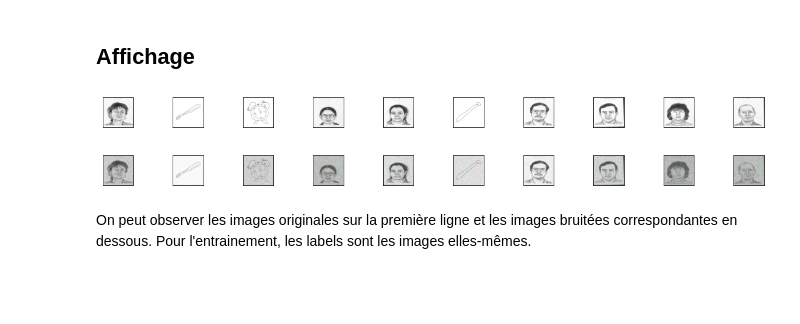
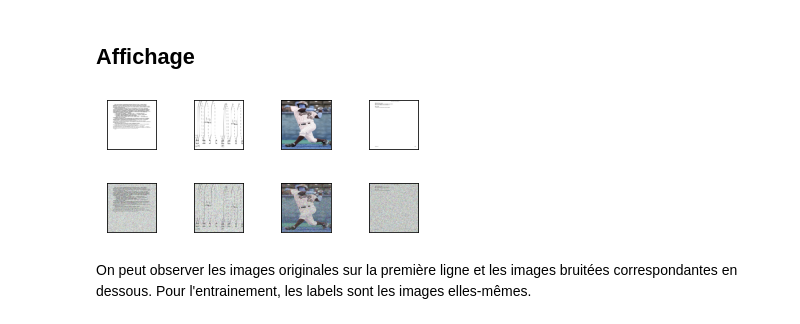
Before and after one commit to Bnder1/Projet-DataScienceA5, a Jupyter notebook: Livrable 2/phase2_FZR.ipynb, the cells around one changed output. Cells and saved outputs as stored; diff of their text form; code cells hidden in the pictures; blank space fills up the shorter version.

```diff
--- a/Livrable 2/phase2_FZR.ipynb
+++ b/Livrable 2/phase2_FZR.ipynb
@@ -73,21 +72,13 @@ validation_threshold=0.2
 
 valid_images = [".jpg",".gif",".png"]
 
-# shuffle_in_unison can shuffle two array and keep index relations
-def shuffle_in_unison(a, b):
-    assert len(a) == len(b)
-    shuffled_a = np.empty(a.shape, dtype=a.dtype)
-    shuffled_b = np.empty(b.shape, dtype=b.dtype)
-    permutation = np.random.permutation(len(a))
-    for old_index, new_index in enumerate(permutation):
-        shuffled_a[new_index] = a[old_index]
-        shuffled_b[new_index] = b[old_index]
-    return shuffled_a, shuffled_b
-
 clean_set = []
 noisy_set = []
+
+clean_files=os.listdir(data_dir+"/clean")
+random.shuffle(clean_files)
 # we are loading only 200 image to speed up the process
-for file in os.listdir(data_dir+"/clean")[:200]:
+for file in clean_files[:200]:
     ext = os.path.splitext(file)[1]
     if ext.lower() not in valid_images or not os.path.isfile(os.path.join(data_dir+"/noise",file)) :
         continue
@@ -102,7 +93,6 @@ for file in os.listdir(data_dir+"/clean")[:200]:
     noisy_set.append(noisy_img)
 clean_set = np.array(clean_set, dtype=object)
 noisy_set = np.array(noisy_set, dtype=object)
-(clean_set, noisy_set)=shuffle_in_unison(clean_set, noisy_set)
 
 split_index=int(noisy_set.shape[0]*(1-validation_threshold))
 
@@ -118,20 +108,20 @@ Found 200 noisy files, 160 train / 40 test
 ## Affichage
 # %%
 def display_image(X, n):
-    plt.figure(figsize=(20, 2))
+    plt.figure(figsize=(6, 2))
     for i in range(n):
         ax = plt.subplot(2,n,i+1)
         plt.imshow(X[i].astype('float32'))
         plt.gray()
         ax.get_xaxis().set_visible(False)
         ax.get_yaxis().set_visible(False)
     plt.show()
 
-display_image(clean_train_set, n=10)
-display_image(noisy_train_set, n=10)
+display_image(clean_train_set, n=4)
+display_image(noisy_train_set, n=4)
 # %% [output]
-[figure, old version]
+[figure, new version]
-[figure, old version]
+[figure, new version]
 # %% [markdown]
 On peut observer les images originales sur la première ligne et les images bruitées correspondantes en dessous. Pour l'entrainement, les labels sont les images elles-mêmes.
 # %% [markdown]
```
Also changed, not shown: parts of 3 cells of this notebook.
